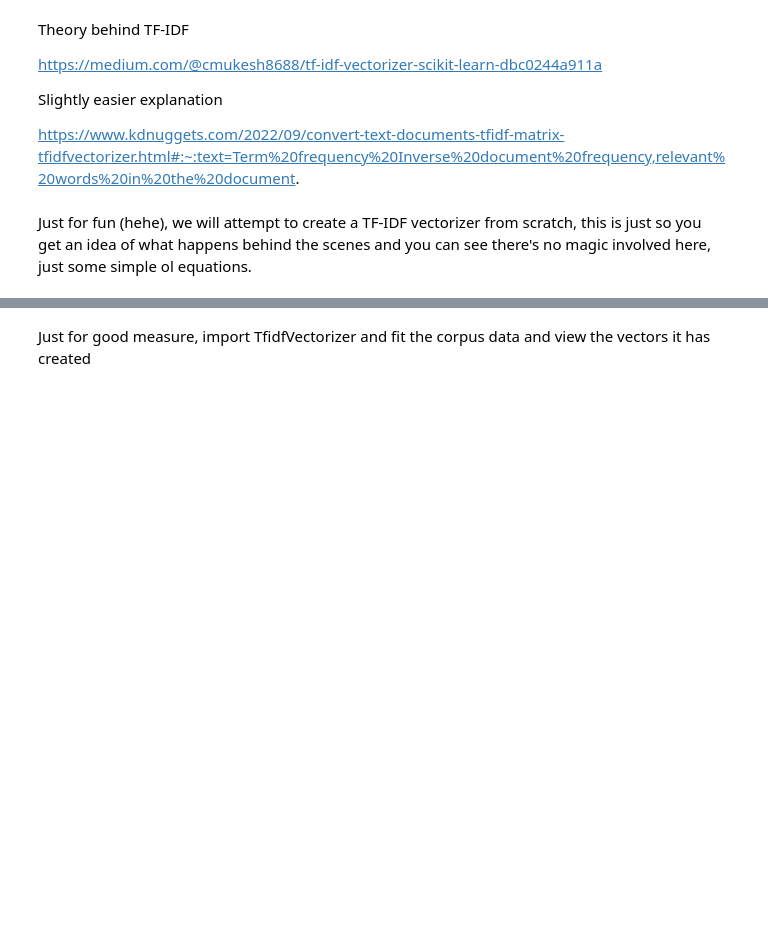
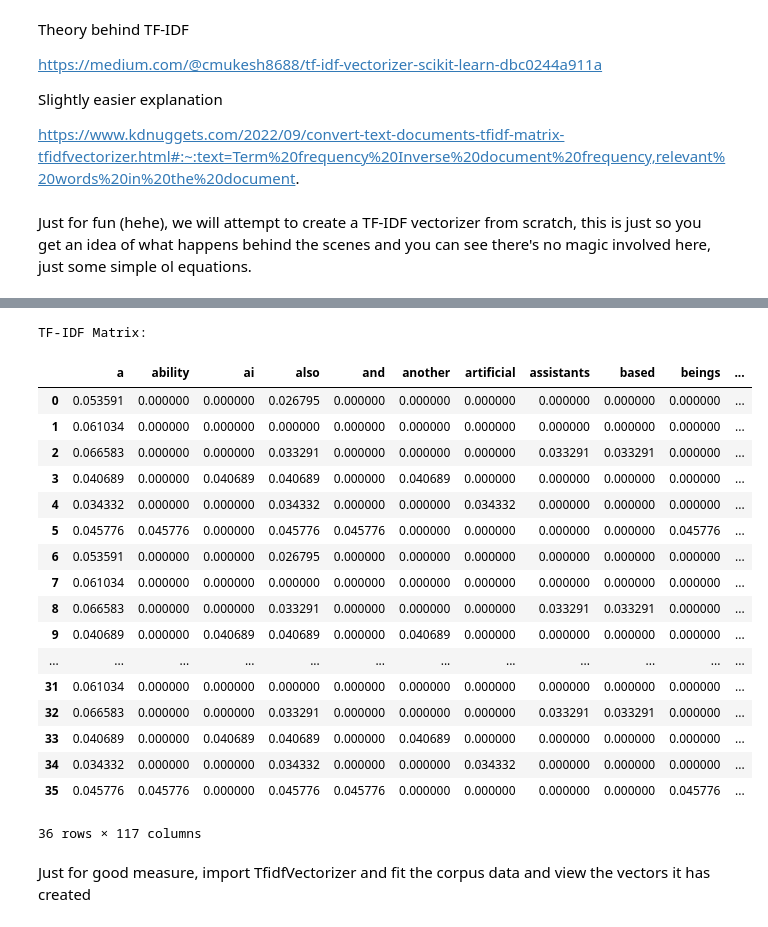
Before and after one commit to Laxmi-Prajapati/Synapse_LP, a Jupyter notebook: Copy_of_SynapseNLP_Week1.ipynb, the cells around one changed output, grey strips where cells are left out. Drawn from its saved outputs; the diff is of its cells as text; code cells hidden in the pictures; blank space fills up the shorter version.

```diff
--- a/Copy_of_SynapseNLP_Week1.ipynb
+++ b/Copy_of_SynapseNLP_Week1.ipynb
@@ -217,19 +250,22 @@ https://www.kdnuggets.com/2022/09/convert-text-documents-tfidf-matrix-tfidfvecto
 # %% [markdown]
 Just for fun (hehe), we will attempt to create a TF-IDF vectorizer from scratch, this is just so you get an idea of what happens behind the scenes and you can see there's no magic involved here, just some simple ol equations.
 # %%
-import math
+
 word_set = []
 sentence = []
 
 for sent in sen:
   #Extract unnecessary characters, tokenize the sentence into words and convert it to lowercase (bonus if you do it in a single line). Append each sentence to the sentence list.
-  words = [word for word in word_tokenize(sent.lower()) if word.isalpha()]
-  sentence.append(words)
+  for i in range(len(sen)):
+    words = re.sub('[^a-zA-Z]', ' ', sen[i])
+    words = words.lower()
+    words = nltk.word_tokenize(words)
+    sentence.append(words)
 
   #Append word to the word_set if it isin't a stop word
-  for word in words:
-    if word not in stop_words:
-      word_set.append(word)
+    for word in words:
+      if word not in word_set:
+        word_set.append(word)
 
 
 #Set of vocabulary
@@ -237,22 +273,22 @@ word_set = set(word_set)
 #Total documents in our corpus(i.e number of sentences)
 total_documents = len(sen)
 
+
+print(word_set)
 #Create an index for each word in our vocab.
 index_dict = {word: idx for idx, word in enumerate(word_set)}
 #code here
 
-
 #Create a count dictionary which stores the number of occurences of each word in the entire corpus
 def count_dict(sentences):
-  for sentence in sentences:
-    for word in sentence:
-      word_count[word] = word_count.get(word, 0) + 1
+  word_count = {}
+  for word in word_set:
+      word_count[word] = (word_count.get(word, 0) + 1)
   #code here
   return word_count
 
+word_count = count_dict(sen)
 
-word_count = count_dict(sen)
-print(word_set)
 #Create a function to calculate the Term Frequency for a given word in a given document
 def termfreq(document, word):
   tf = document.count(word) / len(document)
@@ -268,24 +304,23 @@ def inverse_doc_freq(word):
     # idf = math.log10(total_documents / (doc_count_with_word + 1))
     idf = np.log(total_documents / (1 + word_count.get(word, 0)))
     return idf
-print(sentence)
+
 #Now create a function that for every word in a sentence, stores the output of the TF and IDF of that word in a vector tf_idf_vec
 def tf_idf(sentence):
     tf_idf_vec = np.zeros((len(word_set),))
     for word in sentence:
       #code
-      print(word)
-      tf = sentence.count(word) / len(sentence) if len(sentence) > 0 else 0
+      # tf = sentence.count(word) / len(sentence) if len(sentence) > 0 else 0
+      tf = termfreq(sentence, word)
       idf = inverse_doc_freq(word)
-      word_index = list(word_set).index(word)
-      tf_idf_vec[word_index] = tf * idf
+      tf_idf_vec[index_dict[word]] = tf * idf
     return tf_idf_vec
 
 
 #Now finally, for each sentence in the document, pass it through the tf_idf function to get a vector; append these vectors to get your final representation
 vectors = []
 #code
-for sentence in sen:
-    sentence_vector = tf_idf(sentence.lower().split())
-    vectors.append(sentence_vector)
+for sent in sentence:
+    vector = tf_idf(sent)
+    vectors.append(vector)
 # %% [output]
@@ -296,10 +349,30 @@ vectors[0]
 # %%
-tfidf_df = pd.DataFrame(vectors,columns=feature_names#What do I put here to get the feature names? Think!
+tfidf_df = pd.DataFrame(vectors,columns=sorted(word_set)#What do I put here to get the feature names? Think!
                         )
 
 # Step 7: Print the TF-IDF matrix
 print("TF-IDF Matrix:")
 tfidf_df
+# %% [output]
+TF-IDF Matrix:
+|  | a | ability | ai | also | and | another | artificial | assistants | based | beings | ... |
+| 0 | 0.053591 | 0.000000 | 0.000000 | 0.026795 | 0.000000 | 0.000000 | 0.000000 | 0.000000 | 0.000000 | 0.000000 | ... |
+| 1 | 0.061034 | 0.000000 | 0.000000 | 0.000000 | 0.000000 | 0.000000 | 0.000000 | 0.000000 | 0.000000 | 0.000000 | ... |
+| 2 | 0.066583 | 0.000000 | 0.000000 | 0.033291 | 0.000000 | 0.000000 | 0.000000 | 0.033291 | 0.033291 | 0.000000 | ... |
+| 3 | 0.040689 | 0.000000 | 0.040689 | 0.040689 | 0.000000 | 0.040689 | 0.000000 | 0.000000 | 0.000000 | 0.000000 | ... |
+| 4 | 0.034332 | 0.000000 | 0.000000 | 0.034332 | 0.000000 | 0.000000 | 0.034332 | 0.000000 | 0.000000 | 0.000000 | ... |
+| 5 | 0.045776 | 0.045776 | 0.000000 | 0.045776 | 0.045776 | 0.000000 | 0.000000 | 0.000000 | 0.000000 | 0.045776 | ... |
+| 6 | 0.053591 | 0.000000 | 0.000000 | 0.026795 | 0.000000 | 0.000000 | 0.000000 | 0.000000 | 0.000000 | 0.000000 | ... |
+| 7 | 0.061034 | 0.000000 | 0.000000 | 0.000000 | 0.000000 | 0.000000 | 0.000000 | 0.000000 | 0.000000 | 0.000000 | ... |
+| 8 | 0.066583 | 0.000000 | 0.000000 | 0.033291 | 0.000000 | 0.000000 | 0.000000 | 0.033291 | 0.033291 | 0.000000 | ... |
+| 9 | 0.040689 | 0.000000 | 0.040689 | 0.040689 | 0.000000 | 0.040689 | 0.000000 | 0.000000 | 0.000000 | 0.000000 | ... |
+| ... | ... | ... | ... | ... | ... | ... | ... | ... | ... | ... | ... |
+| 31 | 0.061034 | 0.000000 | 0.000000 | 0.000000 | 0.000000 | 0.000000 | 0.000000 | 0.000000 | 0.000000 | 0.000000 | ... |
+| 32 | 0.066583 | 0.000000 | 0.000000 | 0.033291 | 0.000000 | 0.000000 | 0.000000 | 0.033291 | 0.033291 | 0.000000 | ... |
+| 33 | 0.040689 | 0.000000 | 0.040689 | 0.040689 | 0.000000 | 0.040689 | 0.000000 | 0.000000 | 0.000000 | 0.000000 | ... |
+| 34 | 0.034332 | 0.000000 | 0.000000 | 0.034332 | 0.000000 | 0.000000 | 0.034332 | 0.000000 | 0.000000 | 0.000000 | ... |
+| 35 | 0.045776 | 0.045776 | 0.000000 | 0.045776 | 0.045776 | 0.000000 | 0.000000 | 0.000000 | 0.000000 | 0.045776 | ... |
+36 rows × 117 columns
 # %% [markdown]
 Just for good measure, import TfidfVectorizer and fit the corpus data and view the vectors it has created
 # %%
```
Also changed, not shown: parts of 36 cells of this notebook.
